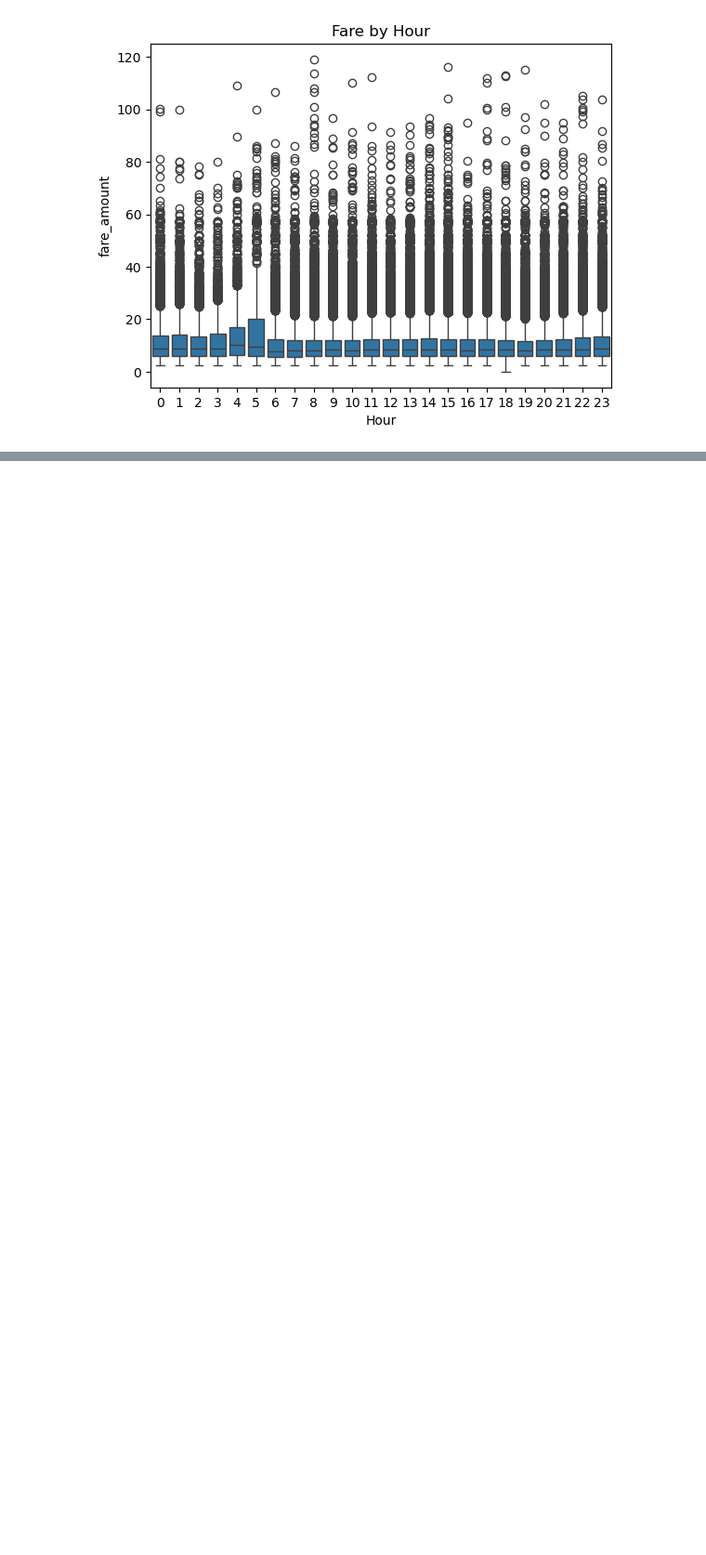
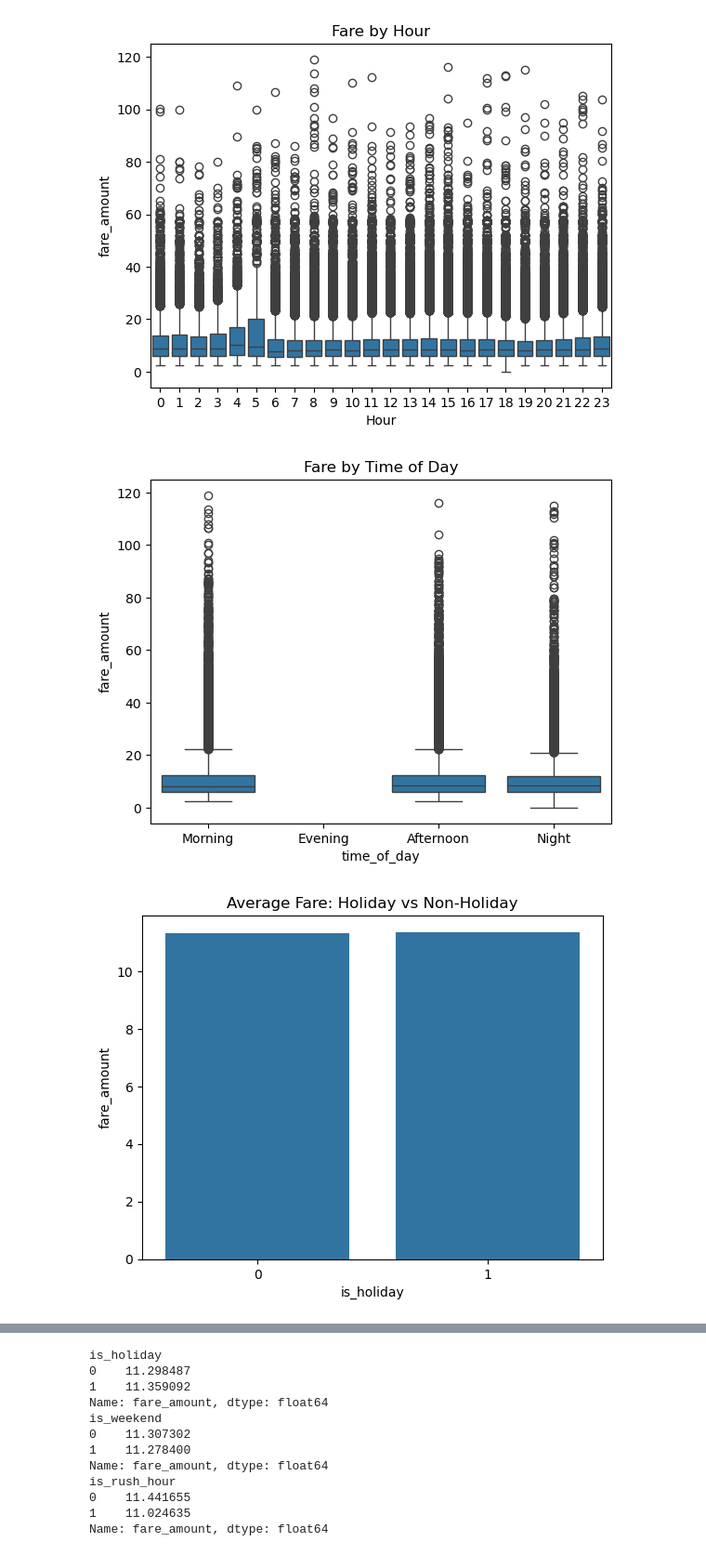
Before and after one commit to yogitkalidindi2009-ux/Fare-Prediction-Using-Regression-Analysis, a Jupyter notebook: Mentormindproject_Yogit.ipynb, the cells around one changed output, grey strips where cells are left out. Shown at 93% size. Drawn from its saved outputs; the diff is of its cells as text; code cells hidden in the pictures; blank space fills up the shorter version.

```diff
--- a/Mentormindproject_Yogit.ipynb
+++ b/Mentormindproject_Yogit.ipynb
@@ -173,3 +206,32 @@ plt.show()
 [figure]
 [figure]
 [figure]
+# %%
+#Bivarene analysis for new features
+plt.figure()
+sns.boxplot(data=df,x='time_of_day',y='fare_amount',order=['Morning','Evening','Afternoon','Evening','Night'])
+plt.title('Fare by Time of Day')
+plt.show()
+
+plt.figure()
+sns.barplot(data=df,x='is_holiday',y='fare_amount',errorbar=None)
+plt.title('Average Fare: Holiday vs Non-Holiday')
+plt.show()
+
+plt.figure()
+sns.barplot(data=df,x='is_weekend',y='fare_amount',errorbar=None)
+plt.title('Average Fare: Weekend vs Weekday')
+plt.show()
+
+plt.figure()
+sns.barplot(data=df,x='is_rush_hour',y='fare_amount',errorbar=None)
+plt.title('Average Fare: Rush Hour vs Non-Rush Hour')
+plt.show()
+
+#Print the actual numbers behind each chart
+print(df.groupby('is_holiday')['fare_amount'].mean())
+print(df.groupby('is_weekend')['fare_amount'].mean())
+print(df.groupby('is_rush_hour')['fare_amount'].mean())
+# %% [output]
+[figure, added]
+[figure, added]
@@ -175,0 +240,12 @@ plt.show()
+is_holiday
+0    11.298487
+1    11.359092
+Name: fare_amount, dtype: float64
+is_weekend
+0    11.307302
+1    11.278400
+Name: fare_amount, dtype: float64
+is_rush_hour
+0    11.441655
+1    11.024635
+Name: fare_amount, dtype: float64
```
Also changed, not shown: parts of 10 cells of this notebook.
